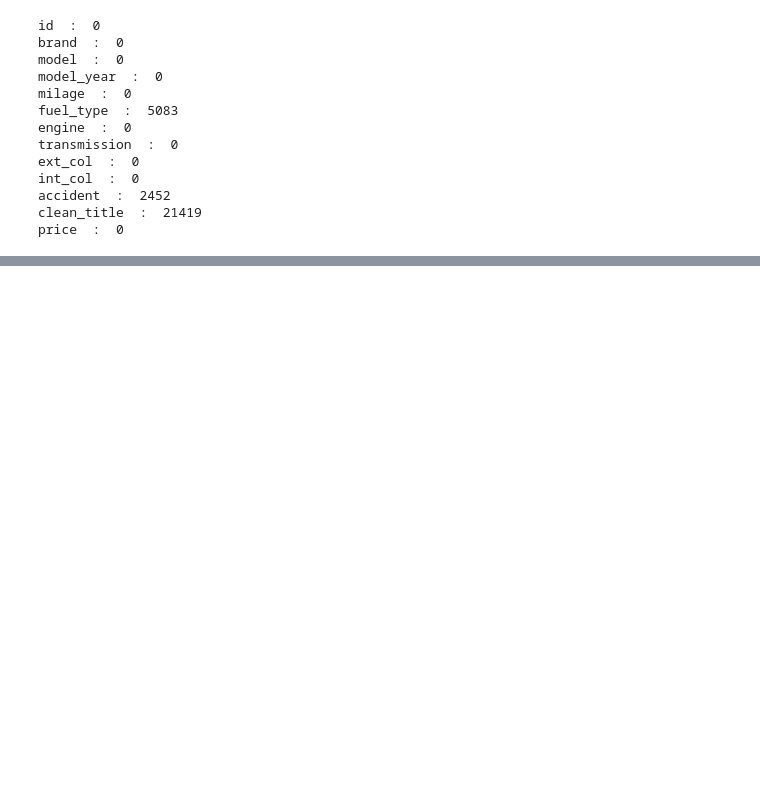
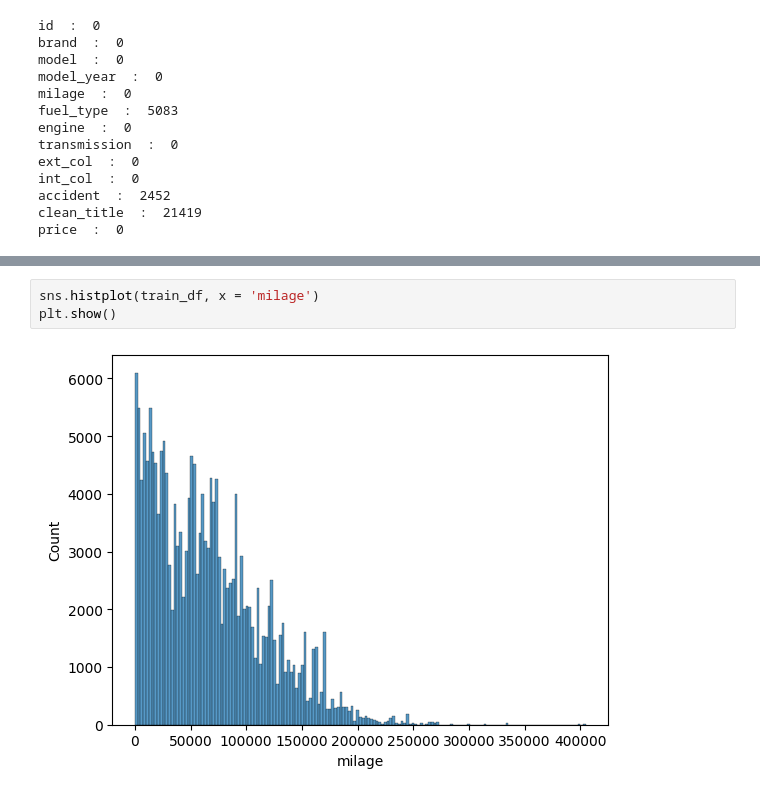
Before and after one commit to soham-bhagwat/Data-Analysis-EDA, a Jupyter notebook: competition-notebook.ipynb, the cells around one changed output, grey strips where cells are left out. Cells and saved outputs as stored; diff of their text form; blank space fills up the shorter version.

```diff
--- a/competition-notebook.ipynb
+++ b/competition-notebook.ipynb
@@ -93,0 +126,5 @@ price  :  0
+# %%
+sns.histplot(train_df, x = 'milage')
+plt.show()
+# %% [output]
+[figure, added]
```
Also changed, not shown: parts of 6 cells of this notebook.
